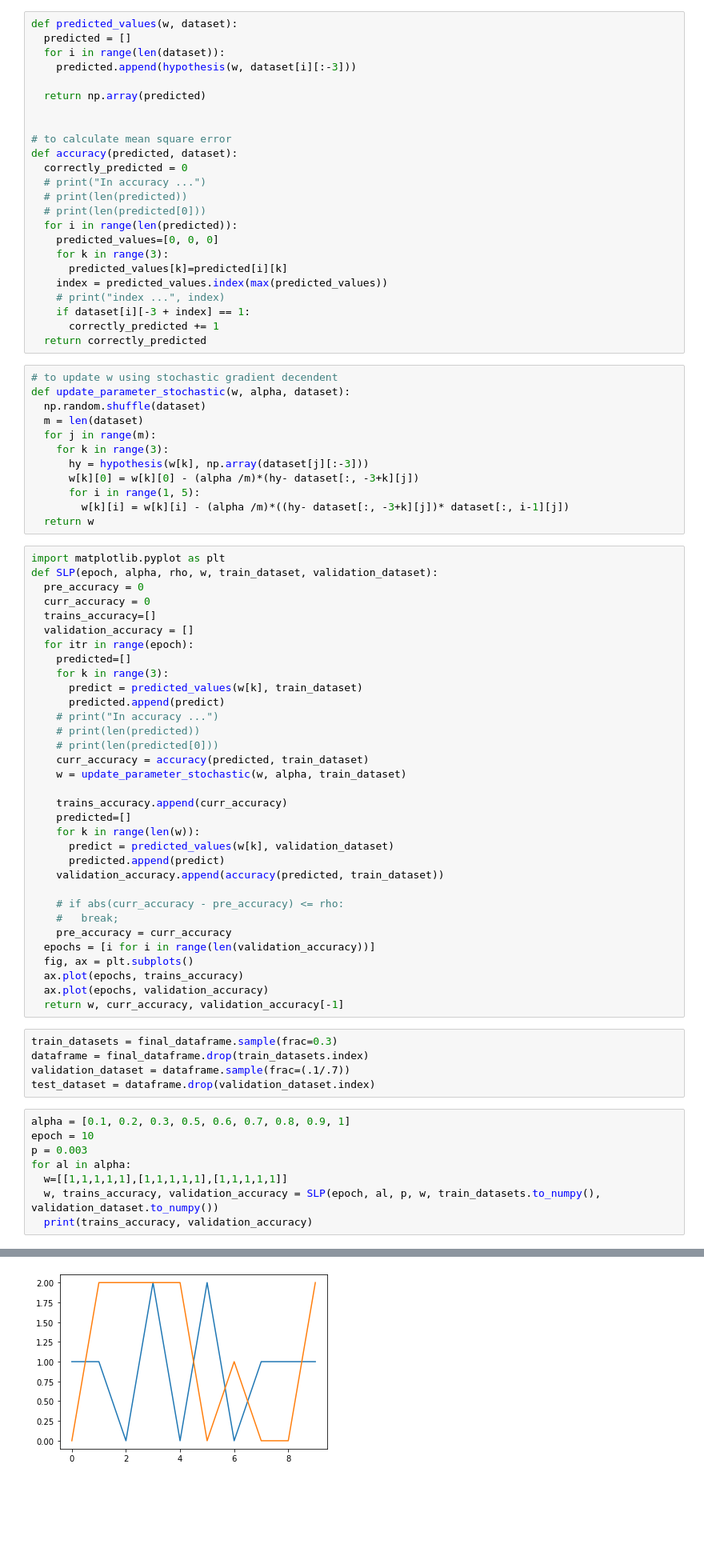
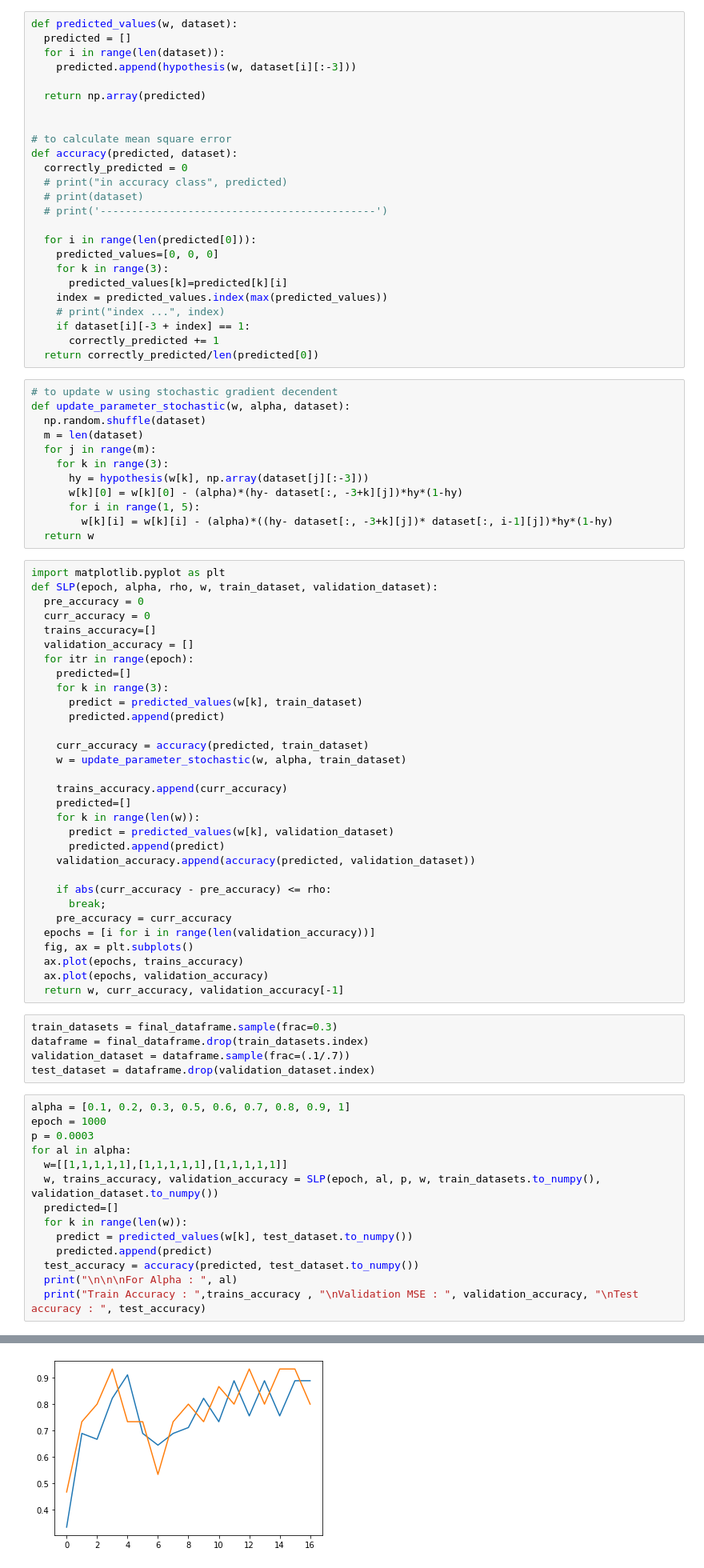
Before and after one commit to 95871abhinandankumar/Machine-learning, a Jupyter notebook: multi_class_classification_using_SLP_lab8.ipynb, the cells around one changed output, grey strips where cells are left out. Shown at 80% size. Cells and saved outputs as stored; diff of their text form; blank space fills up the shorter version.

```diff
--- a/multi_class_classification_using_SLP_lab8.ipynb
+++ b/multi_class_classification_using_SLP_lab8.ipynb
@@ -170,18 +170,19 @@ def predicted_values(w, dataset):
 # to calculate mean square error
 def accuracy(predicted, dataset):
   correctly_predicted = 0
-  # print("In accuracy ...")
-  # print(len(predicted))
-  # print(len(predicted[0]))
-  for i in range(len(predicted)):
+  # print("in accuracy class", predicted)
+  # print(dataset)
+  # print('--------------------------------------------')
+
+  for i in range(len(predicted[0])):
     predicted_values=[0, 0, 0]
     for k in range(3):
-      predicted_values[k]=predicted[i][k]
+      predicted_values[k]=predicted[k][i]
     index = predicted_values.index(max(predicted_values))
     # print("index ...", index)
     if dataset[i][-3 + index] == 1:
       correctly_predicted += 1
-  return correctly_predicted
+  return correctly_predicted/len(predicted[0])
 # %%
 # to update w using stochastic gradient decendent
 def update_parameter_stochastic(w, alpha, dataset):
@@ -190,9 +191,9 @@ def update_parameter_stochastic(w, alpha, dataset):
   for j in range(m):
     for k in range(3):
       hy = hypothesis(w[k], np.array(dataset[j][:-3]))
-      w[k][0] = w[k][0] - (alpha /m)*(hy- dataset[:, -3+k][j])
+      w[k][0] = w[k][0] - (alpha)*(hy- dataset[:, -3+k][j])*hy*(1-hy)
       for i in range(1, 5):
-        w[k][i] = w[k][i] - (alpha /m)*((hy- dataset[:, -3+k][j])* dataset[:, i-1][j])
+        w[k][i] = w[k][i] - (alpha)*((hy- dataset[:, -3+k][j])* dataset[:, i-1][j])*hy*(1-hy)
   return w
 # %%
 import matplotlib.pyplot as plt
@@ -206,9 +207,7 @@ def SLP(epoch, alpha, rho, w, train_dataset, validation_dataset):
     for k in range(3):
       predict = predicted_values(w[k], train_dataset)
       predicted.append(predict)
-    # print("In accuracy ...")
-    # print(len(predicted))
-    # print(len(predicted[0]))
+
     curr_accuracy = accuracy(predicted, train_dataset)
     w = update_parameter_stochastic(w, alpha, train_dataset)
 
@@ -217,10 +216,10 @@ def SLP(epoch, alpha, rho, w, train_dataset, validation_dataset):
     for k in range(len(w)):
       predict = predicted_values(w[k], validation_dataset)
       predicted.append(predict)
-    validation_accuracy.append(accuracy(predicted, train_dataset))
+    validation_accuracy.append(accuracy(predicted, validation_dataset))
 
-    # if abs(curr_accuracy - pre_accuracy) <= rho:
-    #   break;
+    if abs(curr_accuracy - pre_accuracy) <= rho:
+      break;
     pre_accuracy = curr_accuracy
   epochs = [i for i in range(len(validation_accuracy))]
   fig, ax = plt.subplots()
@@ -234,10 +233,16 @@ validation_dataset = dataframe.sample(frac=(.1/.7))
 test_dataset = dataframe.drop(validation_dataset.index)
 # %%
 alpha = [0.1, 0.2, 0.3, 0.5, 0.6, 0.7, 0.8, 0.9, 1]
-epoch = 10
-p = 0.003
+epoch = 1000
+p = 0.0003
 for al in alpha:
   w=[[1,1,1,1,1],[1,1,1,1,1],[1,1,1,1,1]]
   w, trains_accuracy, validation_accuracy = SLP(epoch, al, p, w, train_datasets.to_numpy(), validation_dataset.to_numpy())
-  print(trains_accuracy, validation_accuracy)
+  predicted=[]
+  for k in range(len(w)):
+    predict = predicted_values(w[k], test_dataset.to_numpy())
+    predicted.append(predict)
+  test_accuracy = accuracy(predicted, test_dataset.to_numpy())
+  print("\n\n\nFor Alpha : ", al)
+  print("Train Accuracy : ",trains_accuracy , "\nValidation MSE : ", validation_accuracy, "\nTest accuracy : ", test_accuracy)
 # %% [output]
@@ -259 +272 @@ for al in alpha:
-[figure, old version]
+[figure, new version]
```
Also changed, not shown: parts of 1 cell of this notebook.
